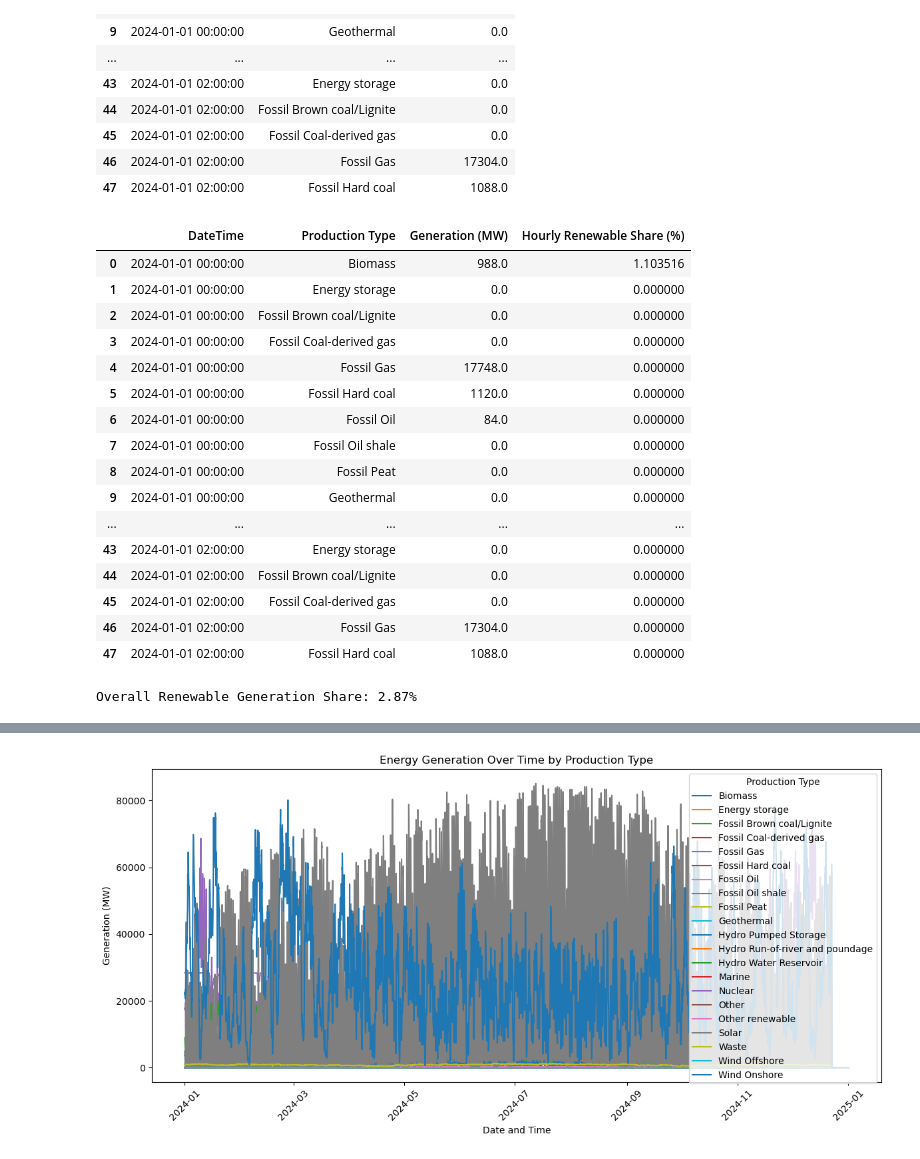
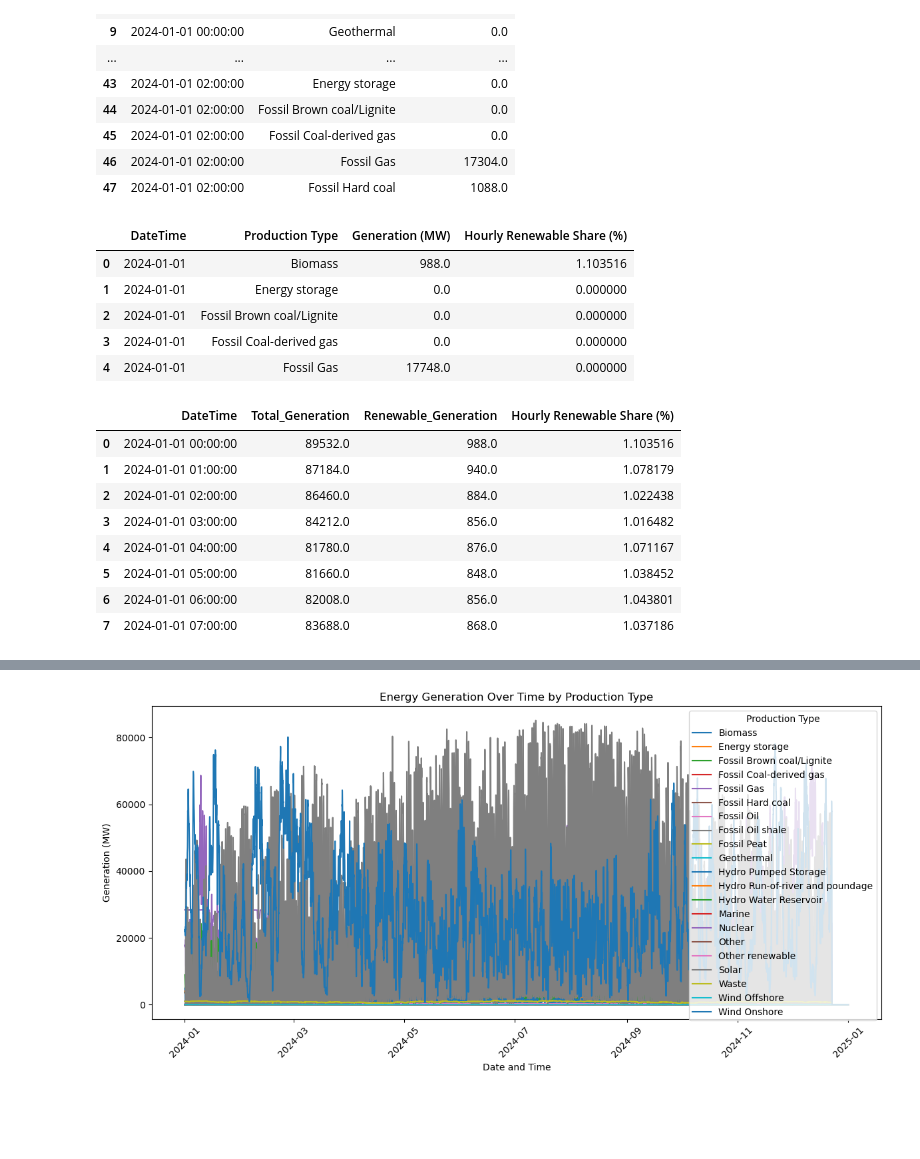
Before and after one commit to saeed-sohbatloo/Data-Engineering1-Final-Project, a Jupyter notebook: notebooks/Data Engeenering final Project.ipynb, the cells around one changed output, grey strips where cells are left out. Drawn from its saved outputs; the diff is of its cells as text; code cells hidden in the pictures; blank space fills up the shorter version.

```diff
--- a/notebooks/Data Engeenering final Project.ipynb
+++ b/notebooks/Data Engeenering final Project.ipynb
@@ -96,53 +96,68 @@ df_gen_hourly.head(48)
 # %%
 # Step 0: Define renewable production types
 renewable_types = ['Biomass', 'Hydro Pumped Storage', 'Hydro Run-of-river and poundage', 'Hydro Water Reservoir', 'Other renewable', 'Solar', 'Wind Offshore', 'Wind Onshore']
 
 # Step 1: Group the data by hour and production type, summing the generation
 df_gen_hourly = df_gen.groupby(['DateTime', 'Production Type'], as_index=False)['Generation (MW)'].sum()
 
 # Step 2: Create the 'Is Renewable' column in the grouped dataframe
 df_gen_hourly['Is Renewable'] = df_gen_hourly['Production Type'].isin(renewable_types)
 
 # Step 3: Calculate total generation per hour
 df_gen_hourly['Total Generation (MW)'] = df_gen_hourly.groupby('DateTime')['Generation (MW)'].transform('sum')
 
 # Step 4: Calculate renewable generation per hour
 df_gen_hourly['Renewable Generation (MW)'] = df_gen_hourly.apply(
     lambda row: row['Generation (MW)'] if row['Is Renewable'] else 0, axis=1
 )
 
 # Step 5: Calculate the share of renewable generation
 df_gen_hourly['Hourly Renewable Share (%)'] = (df_gen_hourly['Renewable Generation (MW)'] / df_gen_hourly['Total Generation (MW)']) * 100
 
 # Display the result
-df_gen_hourly[['DateTime', 'Production Type', 'Generation (MW)', 'Hourly Renewable Share (%)']].head(48)
+df_gen_hourly[['DateTime', 'Production Type', 'Generation (MW)', 'Hourly Renewable Share (%)']].head()
 # %% [output]
 |  | DateTime | Production Type | Generation (MW) | Hourly Renewable Share (%) |
-| 0 | 2024-01-01 00:00:00 | Biomass | 988.0 | 1.103516 |
-| 1 | 2024-01-01 00:00:00 | Energy storage | 0.0 | 0.000000 |
-| 2 | 2024-01-01 00:00:00 | Fossil Brown coal/Lignite | 0.0 | 0.000000 |
-| 3 | 2024-01-01 00:00:00 | Fossil Coal-derived gas | 0.0 | 0.000000 |
-| 4 | 2024-01-01 00:00:00 | Fossil Gas | 17748.0 | 0.000000 |
-| 5 | 2024-01-01 00:00:00 | Fossil Hard coal | 1120.0 | 0.000000 |
-| 6 | 2024-01-01 00:00:00 | Fossil Oil | 84.0 | 0.000000 |
-| 7 | 2024-01-01 00:00:00 | Fossil Oil shale | 0.0 | 0.000000 |
-| 8 | 2024-01-01 00:00:00 | Fossil Peat | 0.0 | 0.000000 |
-| 9 | 2024-01-01 00:00:00 | Geothermal | 0.0 | 0.000000 |
-| ... | ... | ... | ... | ... |
-| 43 | 2024-01-01 02:00:00 | Energy storage | 0.0 | 0.000000 |
-| 44 | 2024-01-01 02:00:00 | Fossil Brown coal/Lignite | 0.0 | 0.000000 |
-| 45 | 2024-01-01 02:00:00 | Fossil Coal-derived gas | 0.0 | 0.000000 |
-| 46 | 2024-01-01 02:00:00 | Fossil Gas | 17304.0 | 0.000000 |
-| 47 | 2024-01-01 02:00:00 | Fossil Hard coal | 1088.0 | 0.000000 |
+| 0 | 2024-01-01 | Biomass | 988.0 | 1.103516 |
+| 1 | 2024-01-01 | Energy storage | 0.0 | 0.000000 |
+| 2 | 2024-01-01 | Fossil Brown coal/Lignite | 0.0 | 0.000000 |
+| 3 | 2024-01-01 | Fossil Coal-derived gas | 0.0 | 0.000000 |
+| 4 | 2024-01-01 | Fossil Gas | 17748.0 | 0.000000 |
-# %%
-# Calculate total renewable and total generation across all hours
-total_renewable_generation = df_gen_hourly['Renewable Generation (MW)'].sum()
-total_generation = df_gen_hourly['Total Generation (MW)'].sum()
-
-# Calculate the overall share of renewable generation
-overall_renewable_share = (total_renewable_generation / total_generation) * 100
-
-# Display the result
-print(f"Overall Renewable Generation Share: {overall_renewable_share:.2f}%")
-# %% [output]
-Overall Renewable Generation Share: 2.87%
+# %%
+import pandas as pd
+
+# Assuming df_gen is already your initial dataframe
+
+# Define renewable production types (adjust based on your dataset)
+renewable_types = ['Biomass', 'Energy storage']  # Add other renewable types as needed
+
+# Calculate total generation for each hour
+df_total_gen = df_gen.groupby('DateTime', as_index=False)['Generation (MW)'].sum()
+df_total_gen.rename(columns={'Generation (MW)': 'Total_Generation'}, inplace=True)
+
+# Calculate renewable generation for each hour
+df_renewable_gen = df_gen[df_gen['Production Type'].isin(renewable_types)] \
+                    .groupby('DateTime', as_index=False)['Generation (MW)'].sum()
+df_renewable_gen.rename(columns={'Generation (MW)': 'Renewable_Generation'}, inplace=True)
+
+# Merge the total generation and renewable generation dataframes on DateTime
+df_merged = pd.merge(df_total_gen, df_renewable_gen, on='DateTime', how='left')
+
+# Calculate hourly renewable share as a percentage
+df_merged['Hourly Renewable Share (%)'] = (df_merged['Renewable_Generation'] / df_merged['Total_Generation']) * 100
+
+# Fill NaN values in Renewable_Generation (for hours with no renewable generation) with 0
+df_merged['Renewable_Generation'] = df_merged['Renewable_Generation'].fillna(0)
+
+# Display the result
+df_merged.head(8)
+# %% [output]
+|  | DateTime | Total_Generation | Renewable_Generation | Hourly Renewable Share (%) |
+| 0 | 2024-01-01 00:00:00 | 89532.0 | 988.0 | 1.103516 |
+| 1 | 2024-01-01 01:00:00 | 87184.0 | 940.0 | 1.078179 |
+| 2 | 2024-01-01 02:00:00 | 86460.0 | 884.0 | 1.022438 |
+| 3 | 2024-01-01 03:00:00 | 84212.0 | 856.0 | 1.016482 |
+| 4 | 2024-01-01 04:00:00 | 81780.0 | 876.0 | 1.071167 |
+| 5 | 2024-01-01 05:00:00 | 81660.0 | 848.0 | 1.038452 |
+| 6 | 2024-01-01 06:00:00 | 82008.0 | 856.0 | 1.043801 |
+| 7 | 2024-01-01 07:00:00 | 83688.0 | 868.0 | 1.037186 |
```
Also changed, not shown: parts of 12 cells of this notebook, 1 other file.
